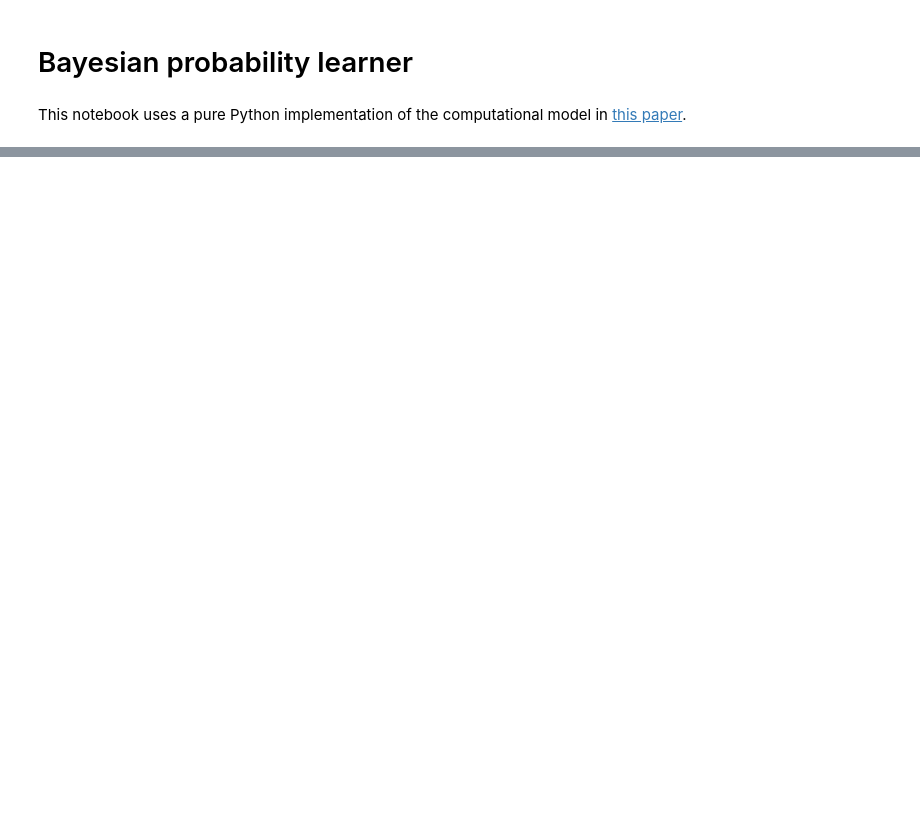
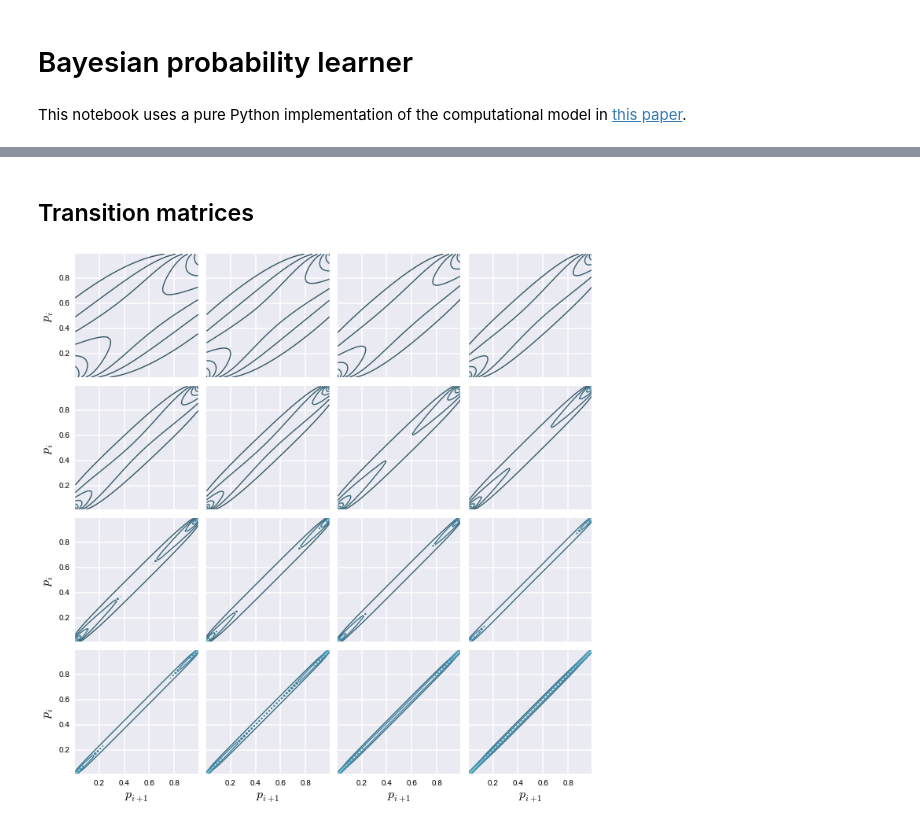
Before and after one commit to mwaskom/optlearner, a Jupyter notebook: Optimal_Learner.ipynb, the cells around one changed output, grey strips where cells are left out. Saved outputs shown, nothing was run; the diff lists cells and outputs as text; code cells hidden in the pictures; blank space fills up the shorter version.

```diff
--- a/Optimal_Learner.ipynb
+++ b/Optimal_Learner.ipynb
@@ -24,7 +17,5 @@ reward = np.concatenate([binom(1, .75, 60), binom(1, .2, 20), binom(1, .8, 20),
 # %%
 learner = optlearner.OptimalLearner()
-# %%
-learner.fit(reward)
 # %%
 p_grid = learner.p_grid
 v_grid = learner.v_grid
@@ -76,0 +33,19 @@ learner.reset()
+# %% [markdown]
+## Transition matrices
+# %%
+def plot_slices(grid, joint, cmap, step=2, var=""):
+    pal = sns.blend_palette(sns.mpl_palette(cmap, 6), as_cmap=True)
+    f, axes = plt.subplots(4, 4, figsize=(10, 10), sharex=True, sharey=True)
+    xx, yy = np.meshgrid(grid, grid)
+    for k, ax in zip(np.arange(learner._k_size) * step, axes.flat):
+        ax.contour(xx, yy, joint[:, :, k], cmap=pal, vmin=joint.min(), vmax=joint.max())
+    if var:
+        for ax in axes[-1, :]:
+            ax.set_xlabel(r"$%s_{i+1}$" % var, size=16)
+        for ax in axes[:, 0]:
+            ax.set_ylabel(r"$%s_{i}$" % var, size=16)
+    plt.tight_layout()
+# %%
+plot_slices(learner.p_grid, learner._p_trans, "GnBu_d", var="p")
+# %% [output]
+[figure, added]
```
Also changed, not shown: parts of 41 cells of this notebook.
